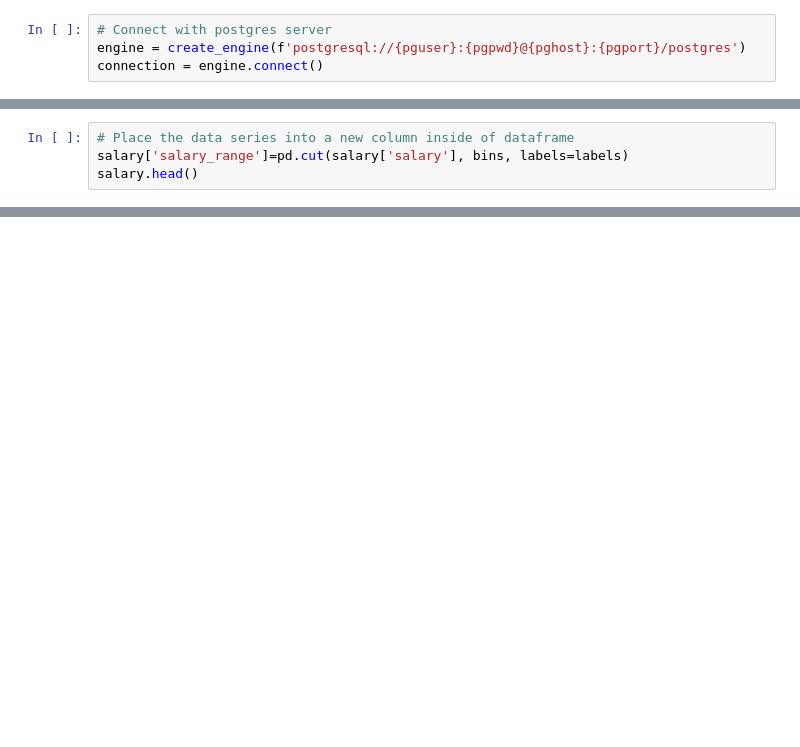
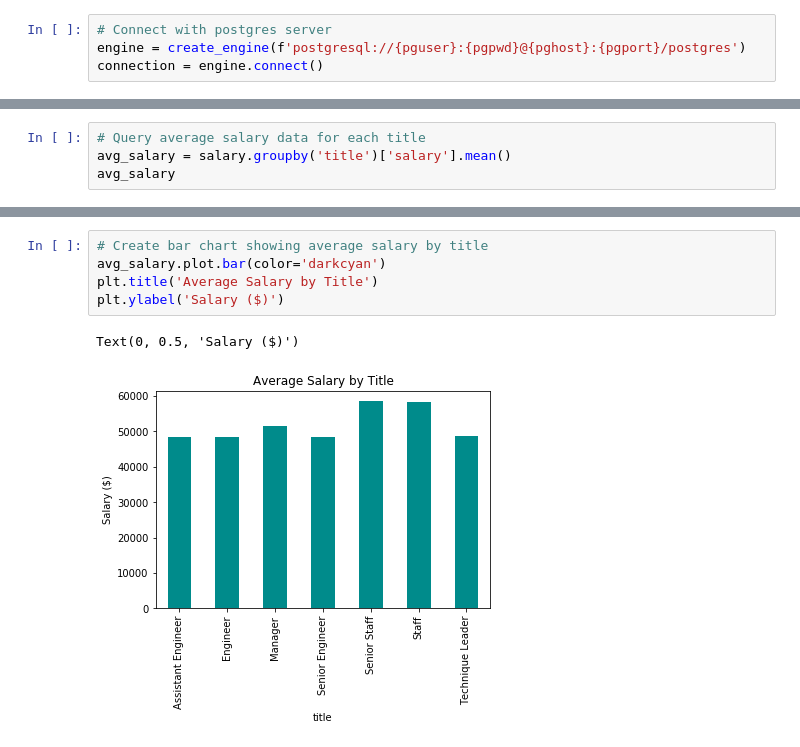
Before and after one commit to keiyaus/sql-challenge, a Jupyter notebook: EmployeeSQL/data_viz.ipynb, the cells around one changed output, grey strips where cells are left out. Cells and saved outputs as stored; diff of their text form; blank space fills up the shorter version.

```diff
--- a/EmployeeSQL/data_viz.ipynb
+++ b/EmployeeSQL/data_viz.ipynb
@@ -83,4 +47,0 @@ Categories (4, object): [40,000-62,499 < 62,500-84,999 < 85,000-107,499 < 107,50
-# %%
-# Place the data series into a new column inside of dataframe
-salary['salary_range']=pd.cut(salary['salary'], bins, labels=labels)
-salary.head()
@@ -101,0 +48,4 @@ salary_count = salary_new['emp_no'].count().values.tolist()
+# %%
+# Query average salary data for each title
+avg_salary = salary.groupby('title')['salary'].mean()
+avg_salary
@@ -101,0 +62,8 @@ salary_count = salary_new['emp_no'].count().values.tolist()
+# %%
+# Create bar chart showing average salary by title
+avg_salary.plot.bar(color='darkcyan')
+plt.title('Average Salary by Title')
+plt.ylabel('Salary ($)')
+# %% [output]
+Text(0, 0.5, 'Salary ($)')
+[figure, added]
```
Also changed, not shown: parts of 11 cells of this notebook.
